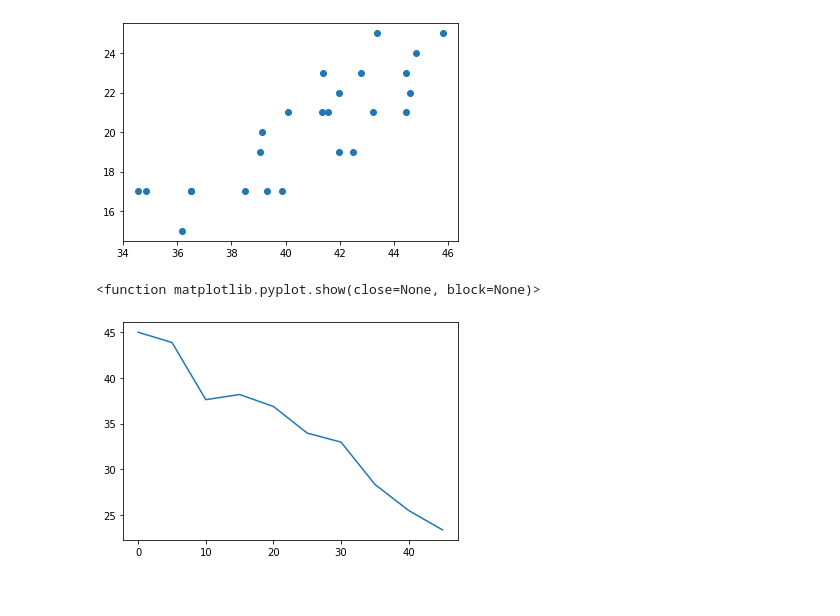
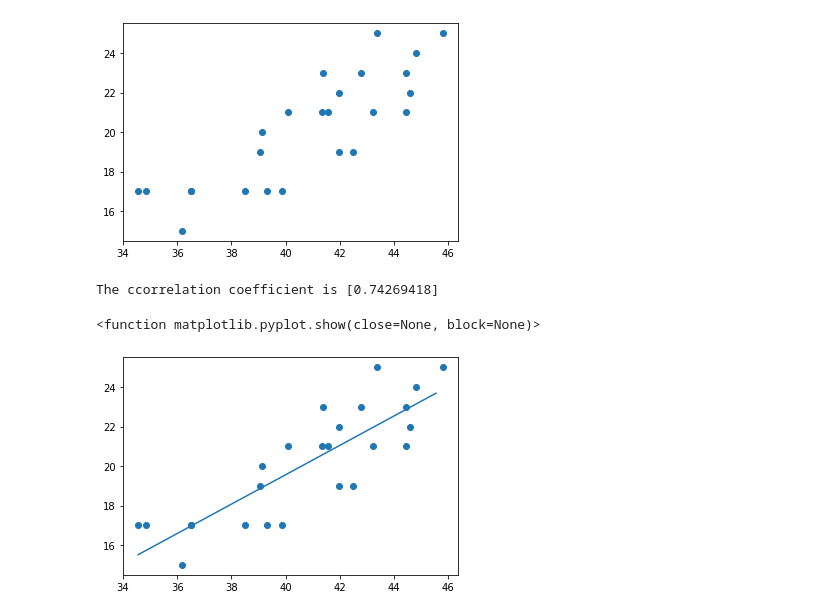
Before and after one commit to BatesJ72/matplotib_practice, a Jupyter notebook: pymaceuticals_v2.ipynb, the cells around one changed output. Cells and saved outputs as stored; diff of their text form; code cells hidden in the pictures.

Commit message:
finished linear regression and coefficient

```diff
--- a/pymaceuticals_v2.ipynb
+++ b/pymaceuticals_v2.ipynb
@@ -376,11 +378,34 @@ plt.show
 # %%
 # Calculate the correlation coefficient and linear regression model for mouse weight and average tumor volume for the Capomulin regimen
 # Calculate the correlation coefficient and linear regression model between mouse weight and average tumor volume for the Capomulin treatment. Plot the linear regression model on top of the previous scatter plot.
 
+model = LinearRegression()
 
-# Plot data
-plt.plot(df_capo1["timepoint"], df_capo1["tumor_volume_mm3"])
+X = [[t] for t in df_capo_vol["tumor_volume_mm3"]]
+y = df_capo_vol["weight_g"]
+
+model.fit(X, y)
+
+coef = model.coef_
+print(f"The ccorrelation coefficient is {coef}")
+intercept = model.intercept_
+# print(intercept)
+
+
+def predict_function(vol):
+    return model.predict([[vol]])[0]
+
+
+predict_x = np.arange(
+    min(df_capo_vol["tumor_volume_mm3"]), max(df_capo_vol["tumor_volume_mm3"])
+)
+predict_y = [predict_function(e) for e in predict_x]
+
+
+plt.scatter(df_capo_vol["tumor_volume_mm3"], df_capo_vol["weight_g"])
+plt.plot(predict_x, predict_y)
 plt.show
 # %% [output]
-<function matplotlib.pyplot.show(close=None, block=None)>
+The ccorrelation coefficient is [0.74269418]
+<function matplotlib.pyplot.show(close=None, block=None)>
-[figure, old version]
+[figure, new version]
```
Also changed, not shown: parts of 1 cell of this notebook.
